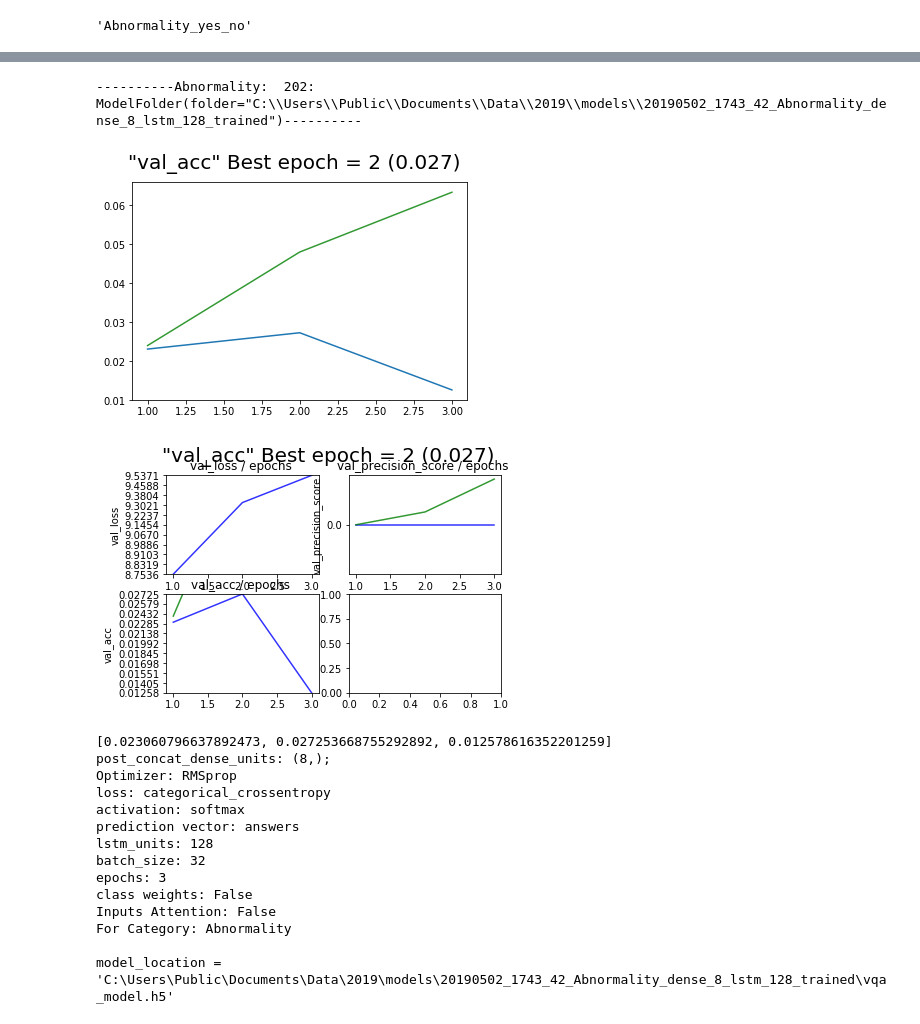
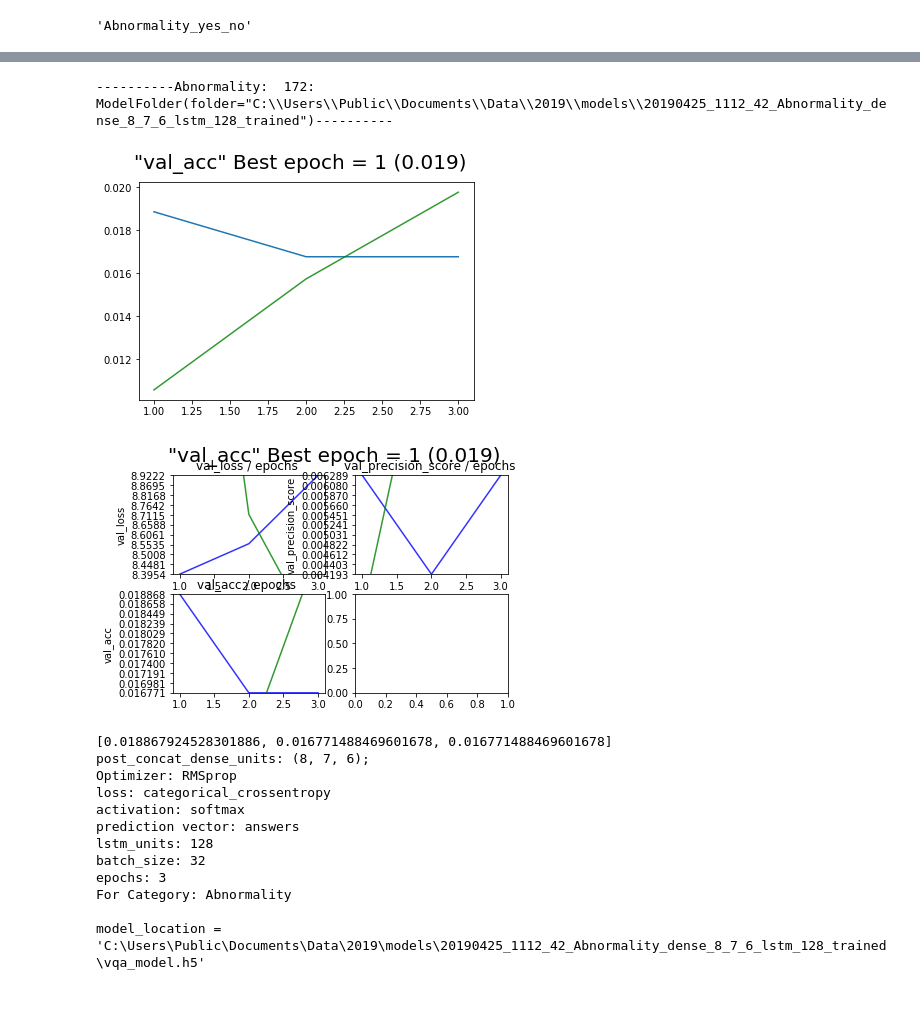
Before and after one commit to turner11/VQA-MED, a Jupyter notebook: VQA-MED/VQA.Python/find_best_history.ipynb, the cells around one changed output, grey strips where cells are left out. Drawn from its saved outputs; the diff is of its cells as text; code cells hidden in the pictures.

```diff
--- a/VQA-MED/VQA.Python/find_best_history.ipynb
+++ b/VQA-MED/VQA.Python/find_best_history.ipynb
@@ -71,19 +75,19 @@ def plot_tpl(tpl):
 # %%
 # k = 'Abnormality_yes_no'
 # k = 'Plane'
 # k = 'Organ'
 # k = 'Modality'
 k = 'Abnormality'
-idx = 0
+idx = 8
 lst = maxes[k]
 tpl = lst[idx]
 plot_tpl(tpl)
 # %% [output]
-----------Abnormality:  202: ModelFolder(folder="C:\\Users\\Public\\Documents\\Data\\2019\\models\\20190502_1743_42_Abnormality_dense_8_lstm_128_trained")----------
+----------Abnormality:  172: ModelFolder(folder="C:\\Users\\Public\\Documents\\Data\\2019\\models\\20190425_1112_42_Abnormality_dense_8_7_6_lstm_128_trained")----------
-[figure, old version]
+[figure, new version]
-[figure, old version]
+[figure, new version]
-[0.023060796637892473, 0.027253668755292892, 0.012578616352201259]
-post_concat_dense_units: (8,);
+[0.018867924528301886, 0.016771488469601678, 0.016771488469601678]
+post_concat_dense_units: (8, 7, 6);
 Optimizer: RMSprop
 loss: categorical_crossentropy
 activation: softmax
@@ -91,11 +95,9 @@ prediction vector: answers
 lstm_units: 128
 batch_size: 32
 epochs: 3
-class weights: False
-Inputs Attention: False
 For Category: Abnormality
 
-model_location = 'C:\Users\Public\Documents\Data\2019\models\20190502_1743_42_Abnormality_dense_8_lstm_128_trained\vqa_model.h5'
+model_location = 'C:\Users\Public\Documents\Data\2019\models\20190425_1112_42_Abnormality_dense_8_7_6_lstm_128_trained\vqa_model.h5'
 # %%
 # %matplotlib inline
 for category, tpls_array in maxes.items():
```
Also changed, not shown: parts of 4 cells of this notebook, 7 other files.
